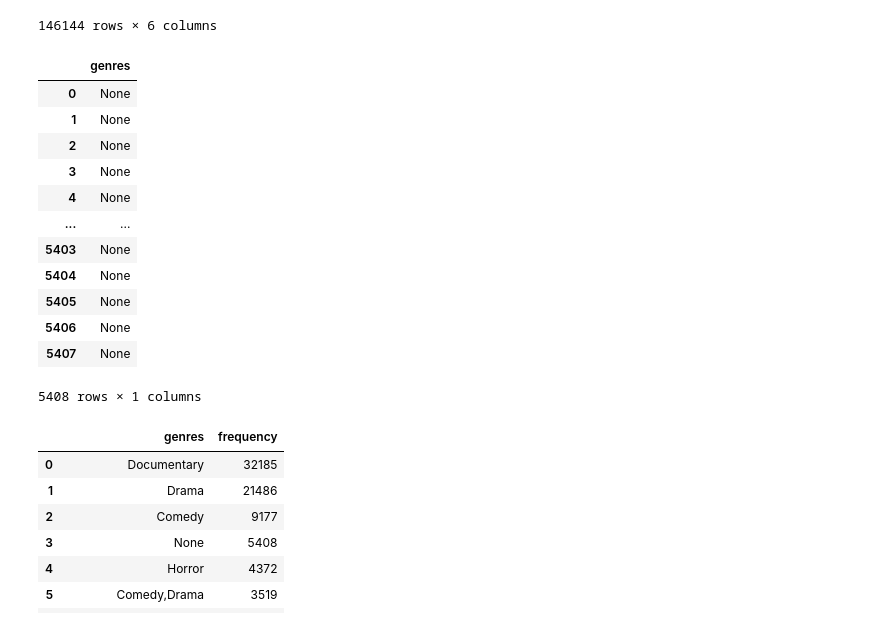
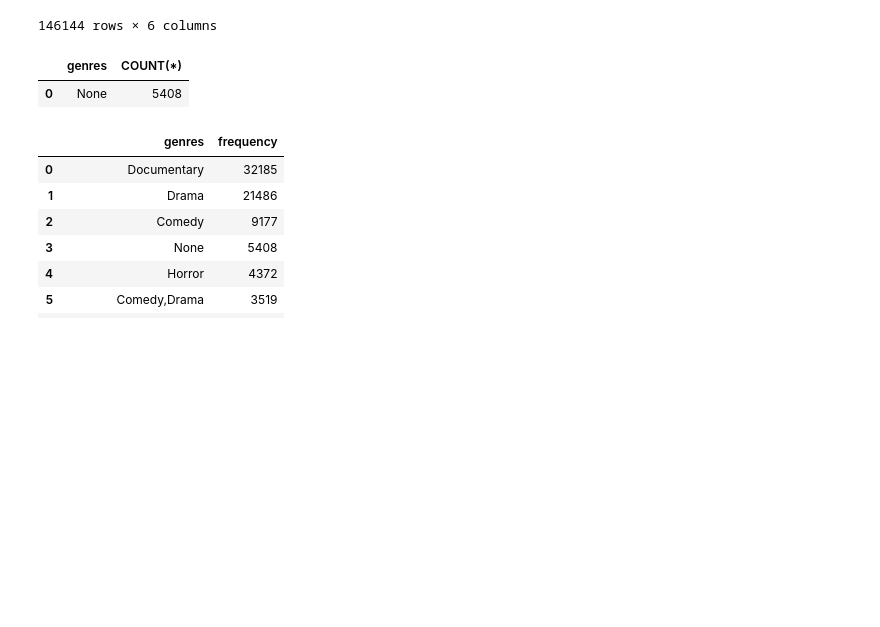
Before and after one commit to sarah10001/Project-1, a Jupyter notebook: Project-1.ipynb, the cells around one changed output. Saved outputs shown, nothing was run; the diff lists cells and outputs as text; code cells hidden in the pictures; blank space fills up the shorter version.

```diff
--- a/Project-1.ipynb
+++ b/Project-1.ipynb
@@ -261,26 +252,15 @@ pd.read_sql(first_query, conn)
 # %%
 #Checking for null values
 second_query = """
-SELECT genres
+SELECT genres, COUNT(*)
 FROM movie_basics
 WHERE genres IS NULL
 ;
 """
 pd.read_sql(second_query, conn)
 # %% [output]
-|  | genres |
-| 0 | None |
-| 1 | None |
-| 2 | None |
-| 3 | None |
-| 4 | None |
-| ... | ... |
-| 5403 | None |
-| 5404 | None |
-| 5405 | None |
-| 5406 | None |
-| 5407 | None |
+|  | genres | COUNT(*) |
+| 0 | None | 5408 |
-5408 rows × 1 columns
 # %%
 #Checking for top movies in terms of genre
 third_query = """
```
Also changed, not shown: parts of 40 cells of this notebook.
